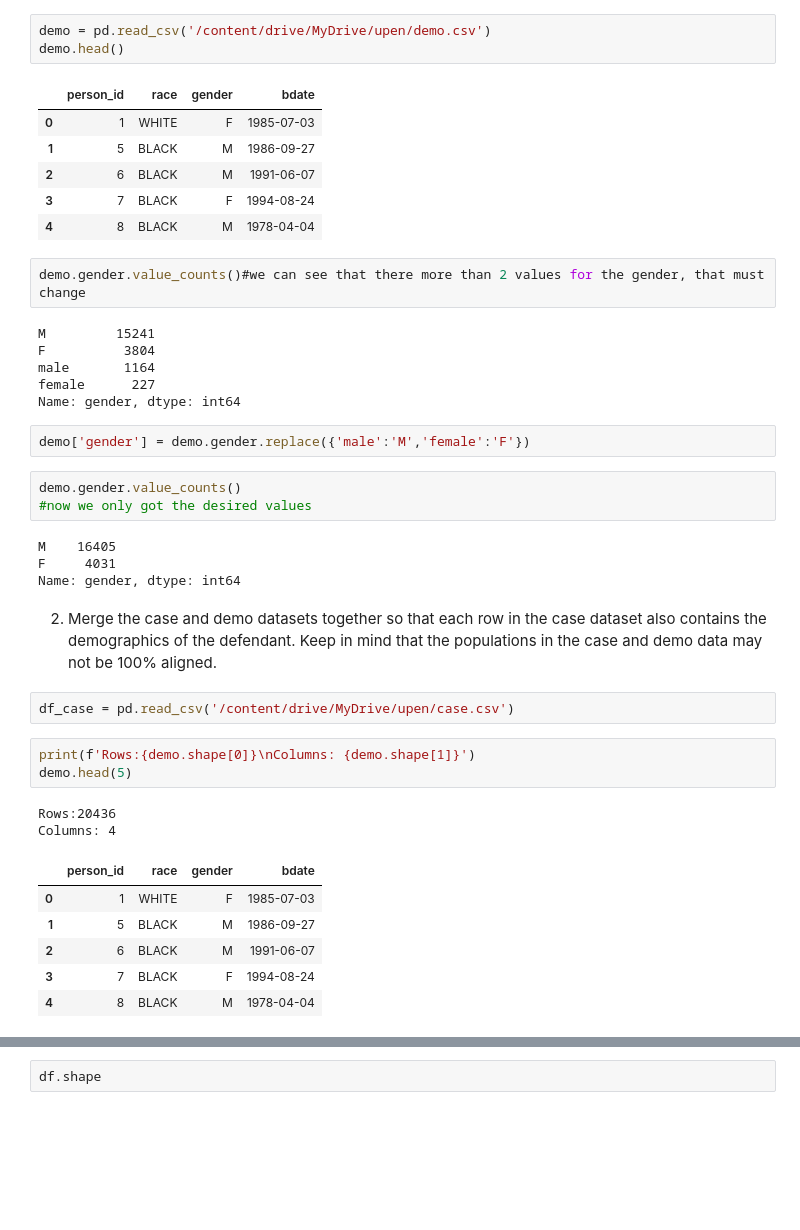
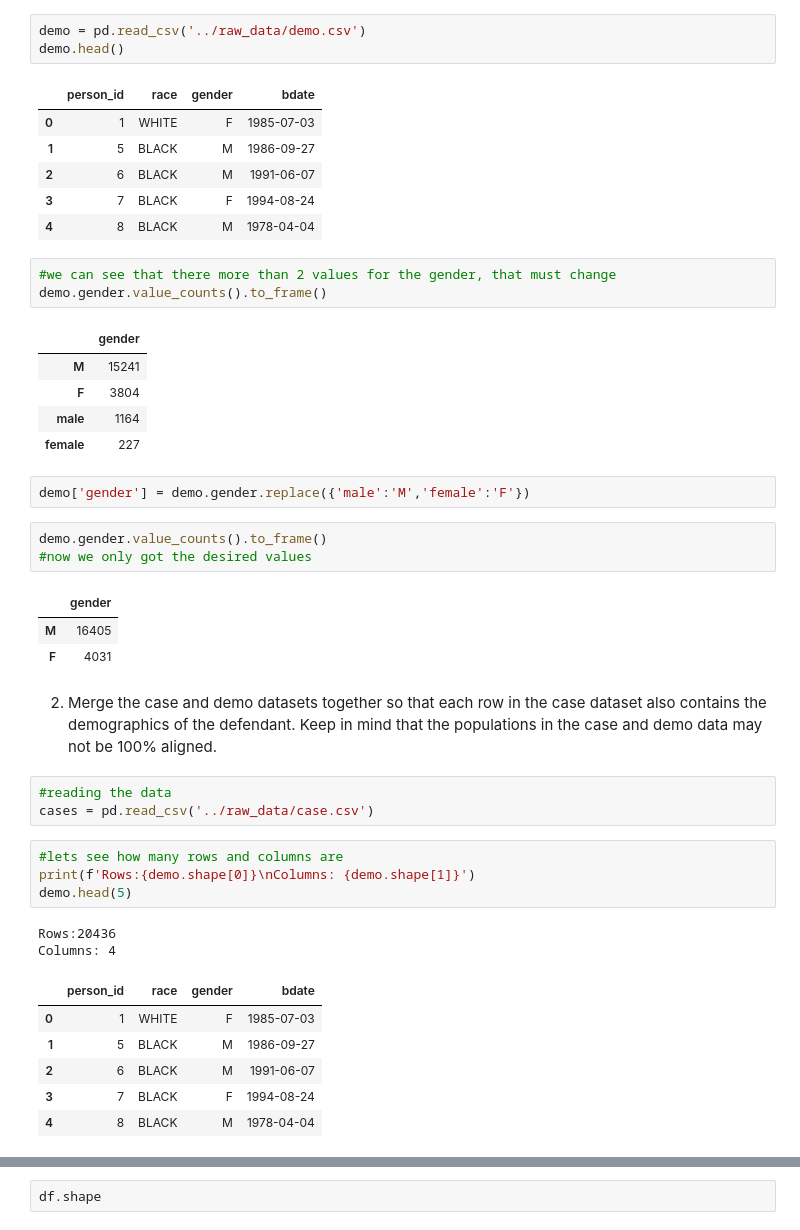
Before and after one commit to jesoto/Upen, a Jupyter notebook: notebooks/Untitled0.ipynb, the cells around one changed output, grey strips where cells are left out. Drawn from its saved outputs; the diff is of its cells as text; blank space fills up the shorter version.

```diff
--- a/notebooks/Untitled0.ipynb
+++ b/notebooks/Untitled0.ipynb
@@ -35,7 +32,7 @@ of this document.
 Recode it so that males are consistently coded as “M” and females are consistently coded as
 “F”
 # %%
-demo = pd.read_csv('/content/drive/MyDrive/upen/demo.csv')
+demo = pd.read_csv('../raw_data/demo.csv')
 demo.head()
 # %% [output]
 |  | person_id | race | gender | bdate |
@@ -45,29 +42,32 @@ demo.head()
 | 3 | 7 | BLACK | F | 1994-08-24 |
 | 4 | 8 | BLACK | M | 1978-04-04 |
 # %%
-demo.gender.value_counts()#we can see that there more than 2 values for the gender, that must change
+#we can see that there more than 2 values for the gender, that must change
+demo.gender.value_counts().to_frame()
 # %% [output]
-M         15241
-F          3804
-male       1164
-female      227
-Name: gender, dtype: int64
+|  | gender |
+| M | 15241 |
+| F | 3804 |
+| male | 1164 |
+| female | 227 |
 # %%
 demo['gender'] = demo.gender.replace({'male':'M','female':'F'})
 # %%
-demo.gender.value_counts()
+demo.gender.value_counts().to_frame()
 #now we only got the desired values
 # %% [output]
-M    16405
-F     4031
-Name: gender, dtype: int64
+|  | gender |
+| M | 16405 |
+| F | 4031 |
 # %% [markdown]
 2. Merge the case and demo datasets together so that each row in the case dataset also contains
 the demographics of the defendant. Keep in mind that the populations in the case and demo
 data may not be 100% aligned.
-# %%
-df_case = pd.read_csv('/content/drive/MyDrive/upen/case.csv')
+# %%
+#reading the data
+cases = pd.read_csv('../raw_data/case.csv')
 # %%
+#lets see how many rows and columns are
 print(f'Rows:{demo.shape[0]}\nColumns: {demo.shape[1]}')
 demo.head(5)
 # %% [output]
```
Also changed, not shown: parts of 34 cells of this notebook.
